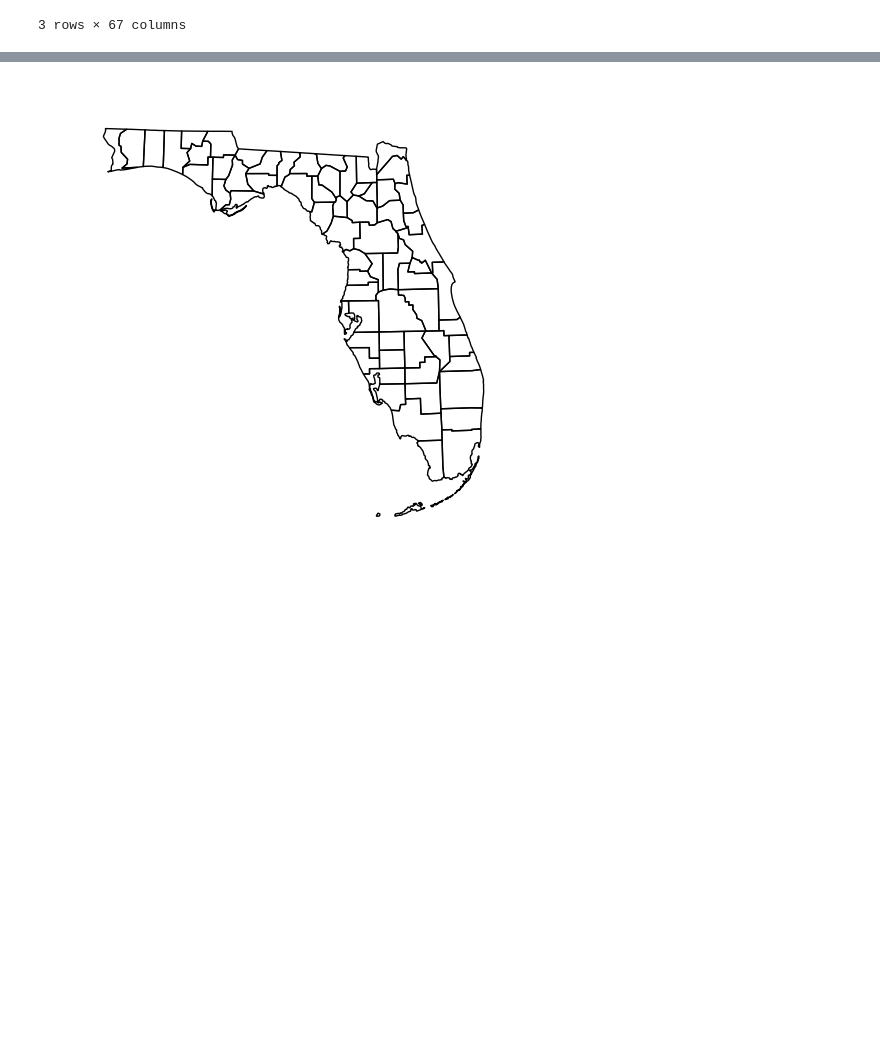
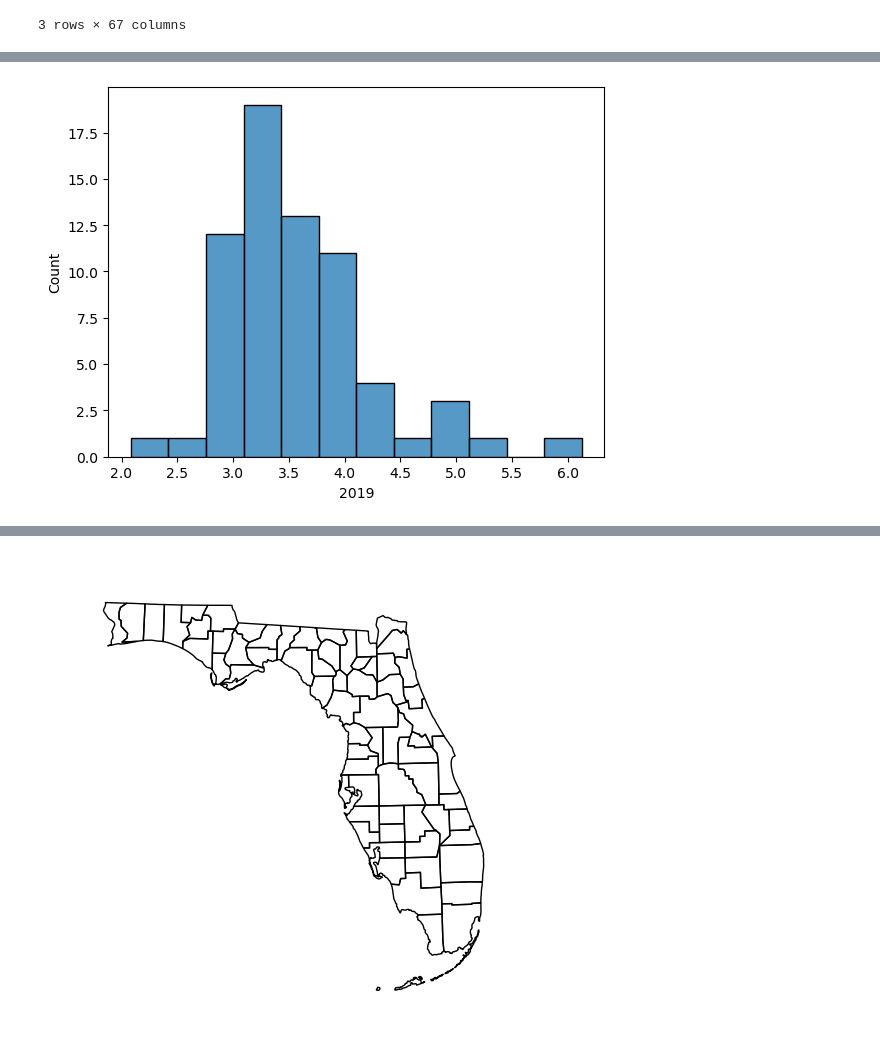
Before and after one commit to UDoWhile/Project-1, a Jupyter notebook: main_angelica.ipynb, the cells around one changed output, grey strips where cells are left out. Cells and saved outputs as stored; diff of their text form; code cells hidden in the pictures; blank space fills up the shorter version.

Commit message:
unemployment index final df and visuals

```diff
--- a/main_angelica.ipynb
+++ b/main_angelica.ipynb
@@ -58,4 +62,7 @@ fl_unemployment_yearly.head()
 3 rows × 67 columns
 # %%
 #pivot data to then join with gdp dataset
-fl_unemployment = fl_unemployment.transpose()
+fl_unemployment_yearly = fl_unemployment_yearly.transpose()
+
+#rename index
+fl_unemployment_yearly = fl_unemployment_yearly.rename_axis(None,axis=1)
@@ -102,0 +81,4 @@ fl_unemployment.head()
+# %%
+#reset index
+fl_unemployment_yearly.reset_index(inplace=True)
+fl_unemployment_yearly.head()
@@ -102,0 +92,4 @@ fl_unemployment.head()
+# %%
+#rename columns
+fl_unemployment_yearly.columns = ['County','2019_index','2020_index','2021_index']
+fl_unemployment_yearly.head()
@@ -102,0 +114,6 @@ fl_unemployment.head()
+# %%
+#show the distribution of unemployment index for 2019
+sns.histplot(fl_unemployment_yearly[2019])
+plt.show()
+# %% [output]
+[figure, added]
```
Also changed, not shown: parts of 14 cells of this notebook.
